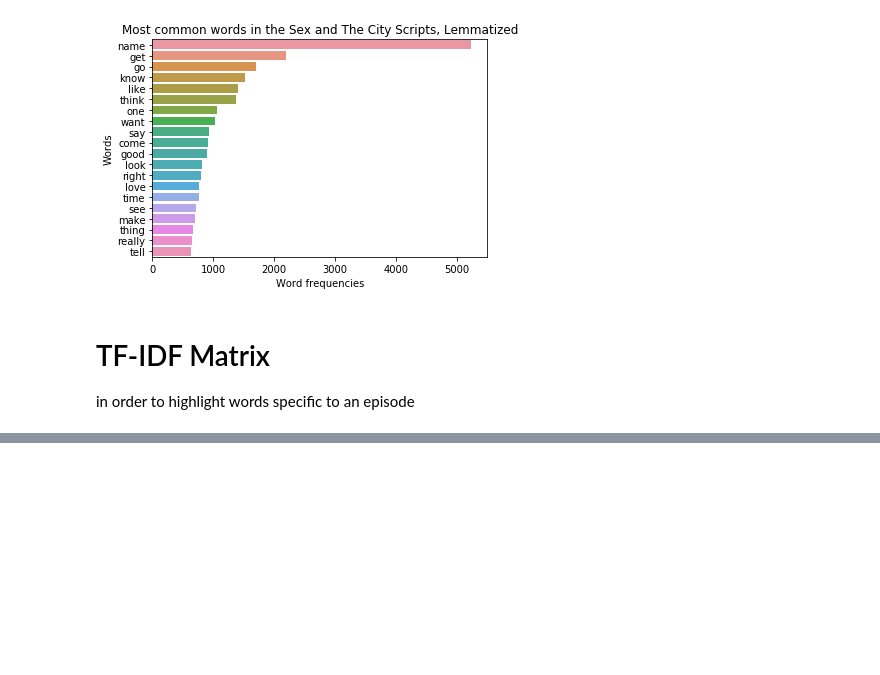
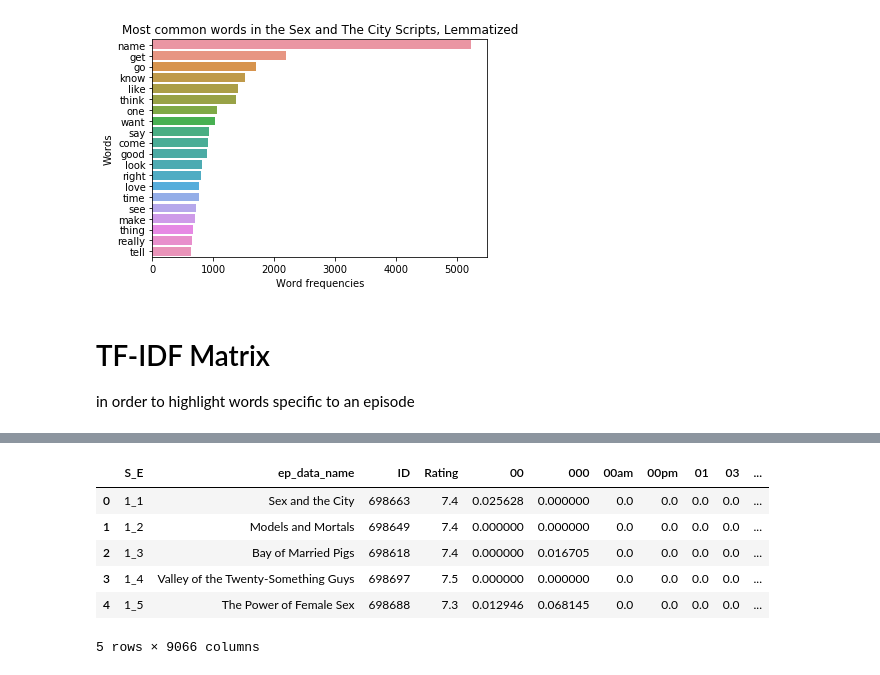
Before and after one commit to ranilovi/SATC_rating_prediction, a Jupyter notebook: text_processing.ipynb, the cells around one changed output, grey strips where cells are left out. Cells and saved outputs as stored; diff of their text form; code cells hidden in the pictures; blank space fills up the shorter version.

Commit message:
create_tfidf_matrix

```diff
--- a/text_processing.ipynb
+++ b/text_processing.ipynb
@@ -220,0 +223,20 @@ satc_text_per_episode.head()
+# %%
+##create the tfidf matrix
+vect = TfidfVectorizer(analyzer ='word',ngram_range=(1,1),encoding='latin1')
+vect_transformed = vect.fit_transform([text for text in satc_text_per_episode['all_text'].astype(str)])
+
+feature_names = np.array(vect.get_feature_names())
+sorted_tfidf_index = vect_transformed.max(0).toarray()[0].argsort()
+
+satc_tfidf = pd.concat([satc_text_per_episode[['S_E','ep_data_name','ID','Rating']],
+                        pd.DataFrame(vect_transformed.todense(), columns = feature_names)],axis=1)
+
+satc_tfidf.head()
+# %% [output]
+|  | S_E | ep_data_name | ID | Rating | 00 | 000 | 00am | 00pm | 01 | 03 | ... |
+| 0 | 1_1 | Sex and the City | 698663 | 7.4 | 0.025628 | 0.000000 | 0.0 | 0.0 | 0.0 | 0.0 | ... |
+| 1 | 1_2 | Models and Mortals | 698649 | 7.4 | 0.000000 | 0.000000 | 0.0 | 0.0 | 0.0 | 0.0 | ... |
+| 2 | 1_3 | Bay of Married Pigs | 698618 | 7.4 | 0.000000 | 0.016705 | 0.0 | 0.0 | 0.0 | 0.0 | ... |
+| 3 | 1_4 | Valley of the Twenty-Something Guys | 698697 | 7.5 | 0.000000 | 0.000000 | 0.0 | 0.0 | 0.0 | 0.0 | ... |
+| 4 | 1_5 | The Power of Female Sex | 698688 | 7.3 | 0.012946 | 0.068145 | 0.0 | 0.0 | 0.0 | 0.0 | ... |
+5 rows × 9066 columns
```
Also changed, not shown: parts of 5 cells of this notebook.
